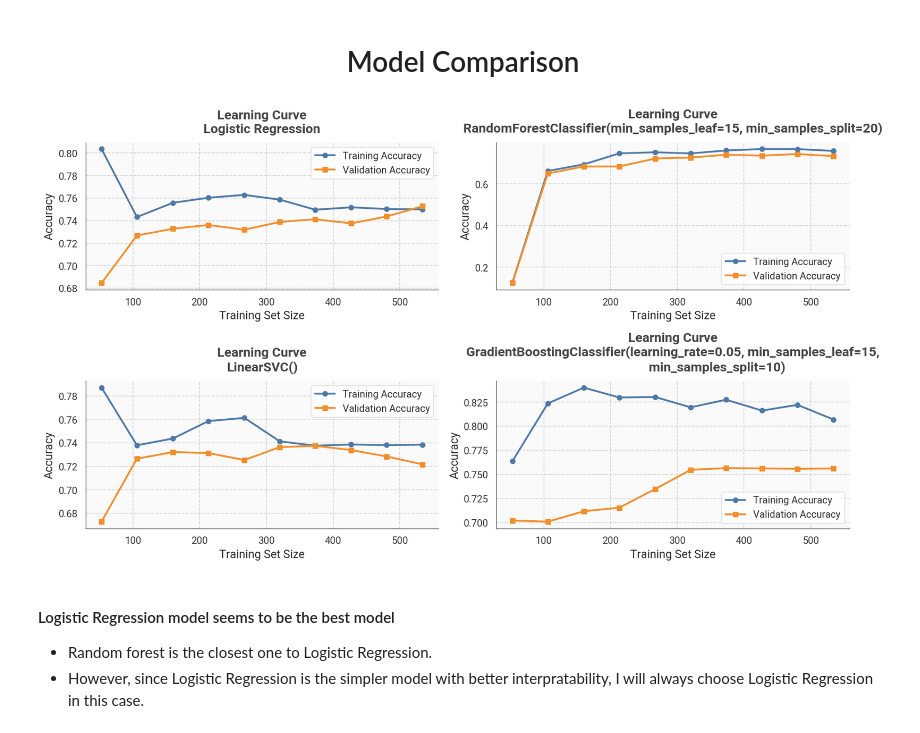
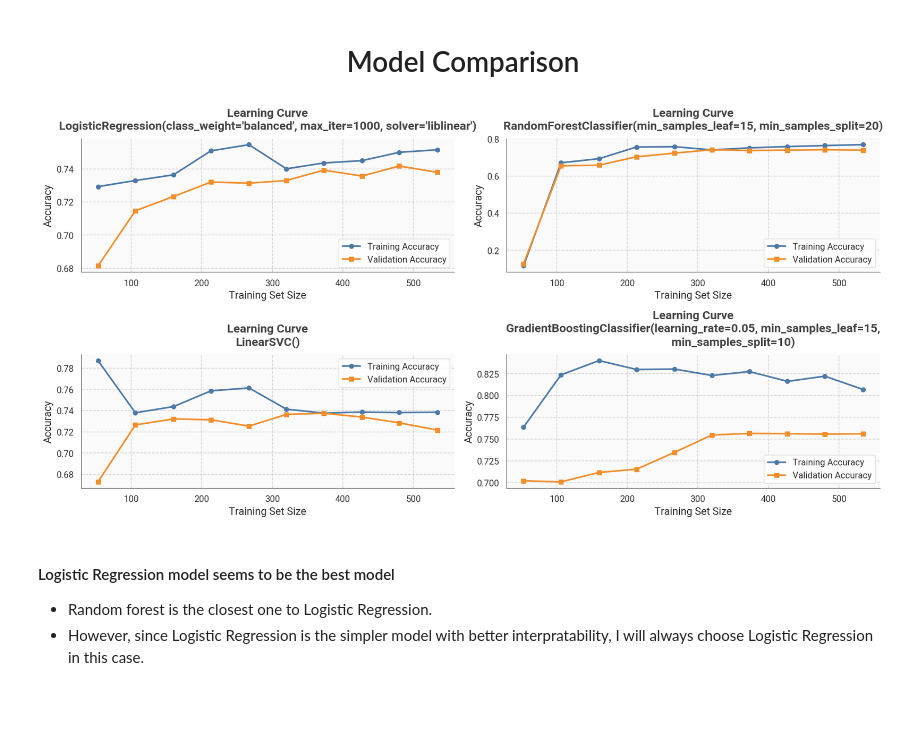
Before and after one commit to MustafaAdam/ml, a Jupyter notebook: datasets/Titanic/notebook.ipynb, the cells around one changed output. Cells and saved outputs as stored; diff of their text form; code cells hidden in the pictures; blank space fills up the shorter version.

```diff
--- a/datasets/Titanic/notebook.ipynb
+++ b/datasets/Titanic/notebook.ipynb
@@ -490,7 +493,7 @@ from sklearn.svm import LinearSVC
 
 pipe_lr = Pipeline([
     ('preprocessor', preprocessor),
-    ('model', LogisticRegression(max_iter=1000, class_weight='balanced'))
+    ('model', LogisticRegression(max_iter=1000, solver='liblinear', class_weight='balanced'))
 ])
 
 pipe_rf = Pipeline([
@@ -512,41 +515,41 @@ import sys
 sys.path.append('../../')
 from my_utils.learnin_curve import plot_learning_curve
 
-figure, axes = plt.subplots(2, 2, figsize=(14, 8))
+figure, axes = plt.subplots(2, 2, figsize=(16, 8))
 axes = axes.flatten()
 
 training_means, validation_means = plot_learning_curve(pipe_lr, X_train, y_train, cv=5,
-                                                       scoring='f1', ax=axes[0], label='Accuracy', model_name='Logistic Regression')
+                                                       scoring='f1', ax=axes[0], label='Accuracy', model_name=f'{pipe_lr['model']}')
 
 
 # print('\n[Logistic Regression]\n')
 # print(f'Training Means:\n{training_means}', '\n')
 # print(f'Validation Means:\n{validation_means}')
 
 training_means, validation_means = plot_learning_curve(pipe_rf, X_train, y_train, cv=5,
-                                                       scoring='f1', ax=axes[1], label='Accuracy', model_name=f'{str(pipe_rf['model'])}')
+                                                       scoring='f1', ax=axes[1], label='Accuracy', model_name=f'{pipe_rf['model']}')
 
 # print('\n[Random Forest]\n')
 # print(f'Training Means :\n{training_means}', '\n')
 # print(f'Validation Means:\n{validation_means}')
 
 
 training_means, validation_means = plot_learning_curve(pipe_svc, X_train, y_train, cv=5,
-                                                       scoring='f1', ax=axes[2], label='Accuracy', model_name=f'{str(pipe_svc['model'])}')
+                                                       scoring='f1', ax=axes[2], label='Accuracy', model_name=f'{pipe_svc['model']}')
 
 # print('\n[Support Vector Classifier]\n')
 # print(f'Training Means :\n{training_means}', '\n')
 # print(f'Validation Means:\n{validation_means}')
 
 
 training_means, validation_means = plot_learning_curve(pipe_grad_boost, X_train, y_train, cv=5,
-                                                       scoring='f1', ax=axes[3], label='Accuracy', model_name=f'{pipe_grad_boost['model'].__str__()}')
+                                                       scoring='f1', ax=axes[3], label='Accuracy', model_name=f'{pipe_grad_boost['model']}')
 
 # print('\n[Gradient Boosting Classifier]\n')
 # print(f'Training Means :\n{training_means}', '\n')
 # print(f'Validation Means:\n{validation_means}')
 # %% [output]
-[figure, old version]
+[figure, new version]
 # %% [markdown]
 ####  Logistic Regression model seems to be the best model
 * Random forest is the closest one to Logistic Regression.
```
Also changed, not shown: parts of 5 cells of this notebook.
